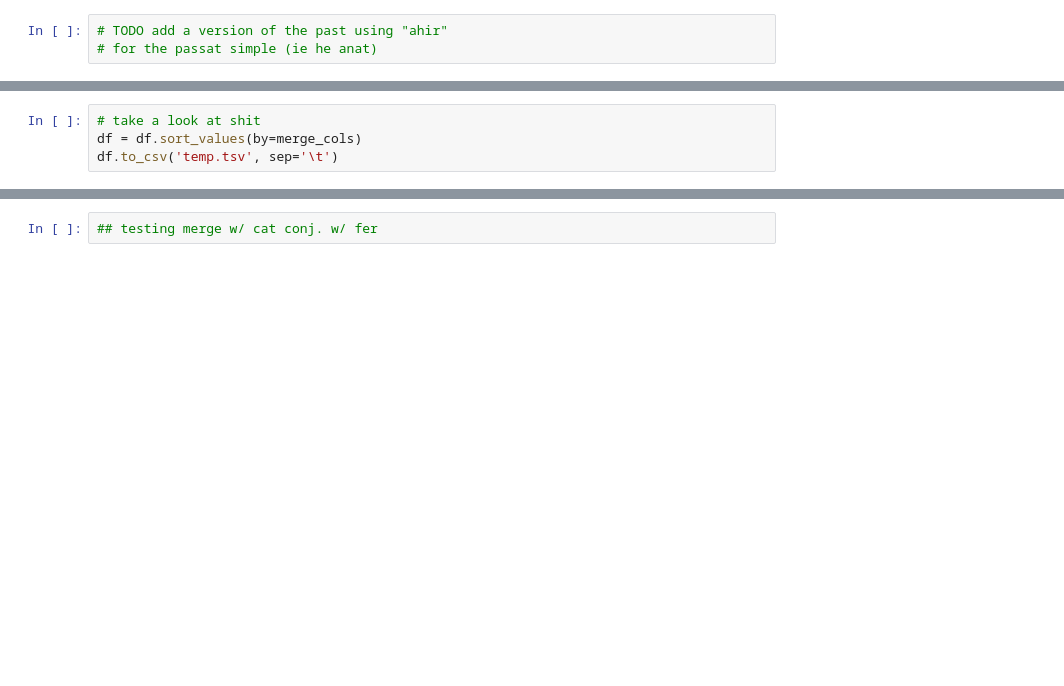
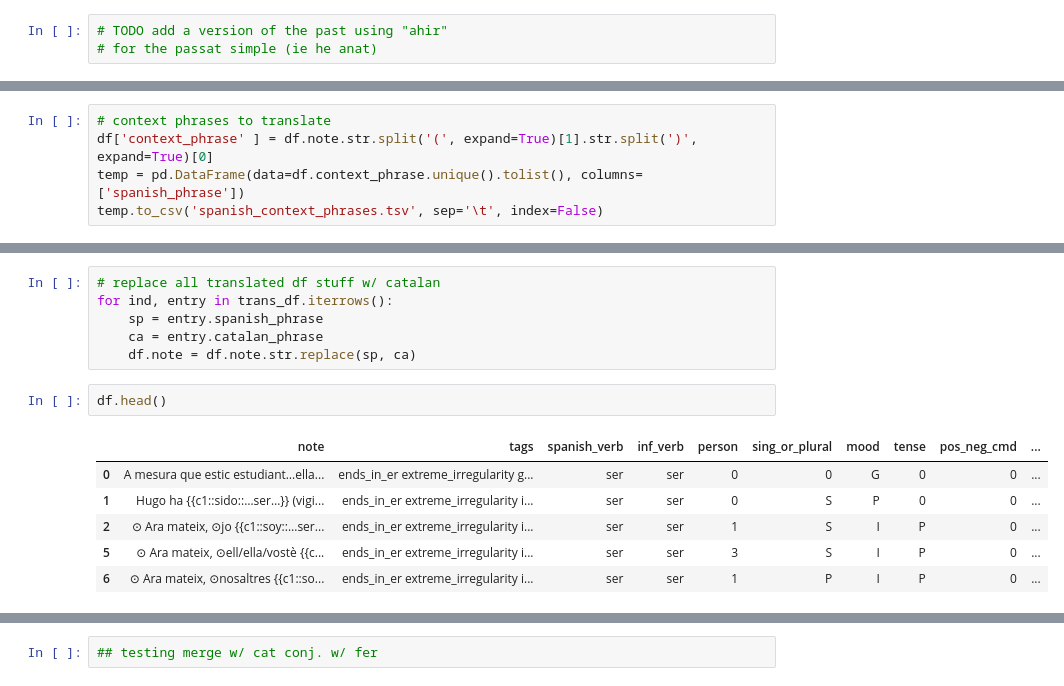
Before and after one commit to fairliereese/catalan_conjugation_deck, a Jupyter notebook: dev_sqtlite.ipynb, the cells around one changed output, grey strips where cells are left out. Drawn from its saved outputs; the diff is of its cells as text; blank space fills up the shorter version.

```diff
--- a/dev_sqtlite.ipynb
+++ b/dev_sqtlite.ipynb
@@ -249,4 +167,0 @@ phrase_dict = {'Mientras estoy estudiando': 'A mesura que estic estudiant'
-# %%
-# take a look at shit
-df = df.sort_values(by=merge_cols)
-df.to_csv('temp.tsv', sep='\t')
@@ -274,0 +168,5 @@ array(['Mientras estoy estudiando…ella está ',
+# %%
+# context phrases to translate
+df['context_phrase' ] = df.note.str.split('(', expand=True)[1].str.split(')', expand=True)[0]
+temp = pd.DataFrame(data=df.context_phrase.unique().tolist(), columns=['spanish_phrase'])
+temp.to_csv('spanish_context_phrases.tsv', sep='\t', index=False)
@@ -274,0 +218,15 @@ array(['Mientras estoy estudiando…ella está ',
+# %%
+# replace all translated df stuff w/ catalan
+for ind, entry in trans_df.iterrows():
+    sp = entry.spanish_phrase
+    ca = entry.catalan_phrase
+    df.note = df.note.str.replace(sp, ca)
+# %%
+df.head()
+# %% [output]
+|  | note | tags | spanish_verb | inf_verb | person | sing_or_plural | mood | tense | pos_neg_cmd | ... |
+| 0 | A mesura que estic estudiant…ella... | ends_in_er extreme_irregularity g... | ser | ser | 0 | 0 | G | 0 | 0 | ... |
+| 1 | Hugo ha {{c1::sido::…ser…}} (vigi... | ends_in_er extreme_irregularity i... | ser | ser | 0 | S | P | 0 | 0 | ... |
+| 2 | ⊙ Ara mateix, ⊙jo {{c1::soy::…ser... | ends_in_er extreme_irregularity i... | ser | ser | 1 | S | I | P | 0 | ... |
+| 5 | ⊙ Ara mateix, ⊙ell/ella/vostè {{c... | ends_in_er extreme_irregularity i... | ser | ser | 3 | S | I | P | 0 | ... |
+| 6 | ⊙ Ara mateix, ⊙nosaltres {{c1::so... | ends_in_er extreme_irregularity i... | ser | ser | 1 | P | I | P | 0 | ... |
```
Also changed, not shown: parts of 24 cells of this notebook, 12 other files.
